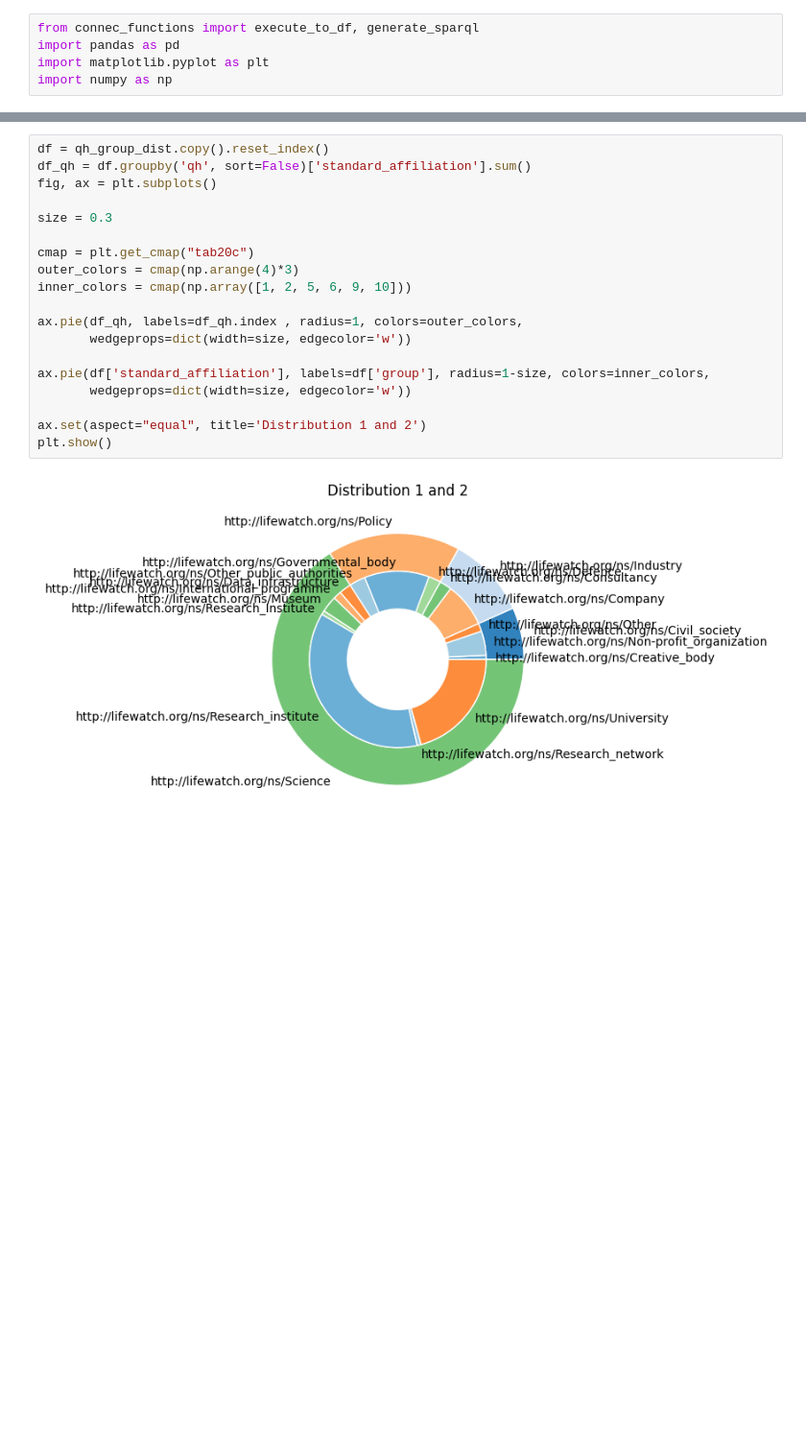
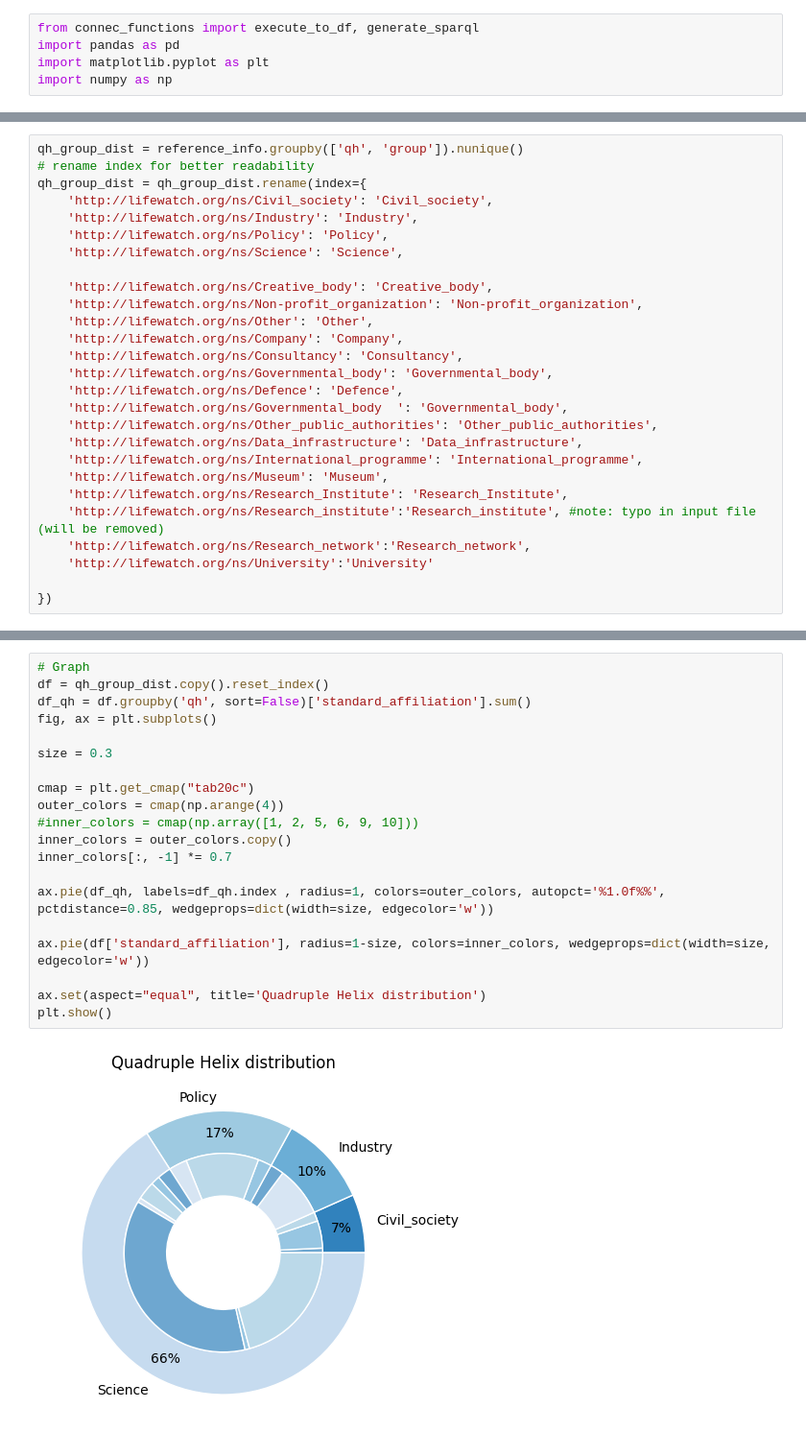
Before and after one commit to lifewatch/user-analysis-2023, a Jupyter notebook: notebooks/0_affiliation_info.ipynb, the cells around one changed output, grey strips where cells are left out. Shown at 96% size. Cells and saved outputs as stored; diff of their text form; blank space fills up the shorter version.

```diff
--- a/notebooks/0_affiliation_info.ipynb
+++ b/notebooks/0_affiliation_info.ipynb
@@ -123,0 +88,27 @@ plt.show()
+# %%
+qh_group_dist = reference_info.groupby(['qh', 'group']).nunique()
+# rename index for better readability
+qh_group_dist = qh_group_dist.rename(index={
+    'http://lifewatch.org/ns/Civil_society': 'Civil_society',
+    'http://lifewatch.org/ns/Industry': 'Industry',
+    'http://lifewatch.org/ns/Policy': 'Policy',
+    'http://lifewatch.org/ns/Science': 'Science',
+
+    'http://lifewatch.org/ns/Creative_body': 'Creative_body',
+    'http://lifewatch.org/ns/Non-profit_organization': 'Non-profit_organization',
+    'http://lifewatch.org/ns/Other': 'Other',
+    'http://lifewatch.org/ns/Company': 'Company',
+    'http://lifewatch.org/ns/Consultancy': 'Consultancy',
+    'http://lifewatch.org/ns/Governmental_body': 'Governmental_body',
+    'http://lifewatch.org/ns/Defence': 'Defence',
+    'http://lifewatch.org/ns/Governmental_body 	': 'Governmental_body',
+    'http://lifewatch.org/ns/Other_public_authorities': 'Other_public_authorities',
+    'http://lifewatch.org/ns/Data_infrastructure': 'Data_infrastructure',
+    'http://lifewatch.org/ns/International_programme': 'International_programme',
+    'http://lifewatch.org/ns/Museum': 'Museum',
+    'http://lifewatch.org/ns/Research_Institute': 'Research_Institute',
+    'http://lifewatch.org/ns/Research_institute':'Research_institute', #note: typo in input file (will be removed)
+    'http://lifewatch.org/ns/Research_network':'Research_network',
+    'http://lifewatch.org/ns/University':'University'
+
+})
@@ -124,21 +136,22 @@ plt.show()
 # %%
+# Graph
 df = qh_group_dist.copy().reset_index()
 df_qh = df.groupby('qh', sort=False)['standard_affiliation'].sum()
 fig, ax = plt.subplots()
 
 size = 0.3
 
 cmap = plt.get_cmap("tab20c")
-outer_colors = cmap(np.arange(4)*3)
-inner_colors = cmap(np.array([1, 2, 5, 6, 9, 10]))
+outer_colors = cmap(np.arange(4))
+#inner_colors = cmap(np.array([1, 2, 5, 6, 9, 10]))
+inner_colors = outer_colors.copy()
+inner_colors[:, -1] *= 0.7
 
-ax.pie(df_qh, labels=df_qh.index , radius=1, colors=outer_colors,
-       wedgeprops=dict(width=size, edgecolor='w'))
+ax.pie(df_qh, labels=df_qh.index , radius=1, colors=outer_colors, autopct='%1.0f%%', pctdistance=0.85, wedgeprops=dict(width=size, edgecolor='w'))
 
-ax.pie(df['standard_affiliation'], labels=df['group'], radius=1-size, colors=inner_colors,
-       wedgeprops=dict(width=size, edgecolor='w'))
+ax.pie(df['standard_affiliation'], radius=1-size, colors=inner_colors, wedgeprops=dict(width=size, edgecolor='w'))
 
-ax.set(aspect="equal", title='Distribution 1 and 2')
+ax.set(aspect="equal", title='Quadruple Helix distribution')
 plt.show()
 # %% [output]
-[figure, old version]
+[figure, new version]
```
Also changed, not shown: parts of 25 cells of this notebook, 8 other files.
